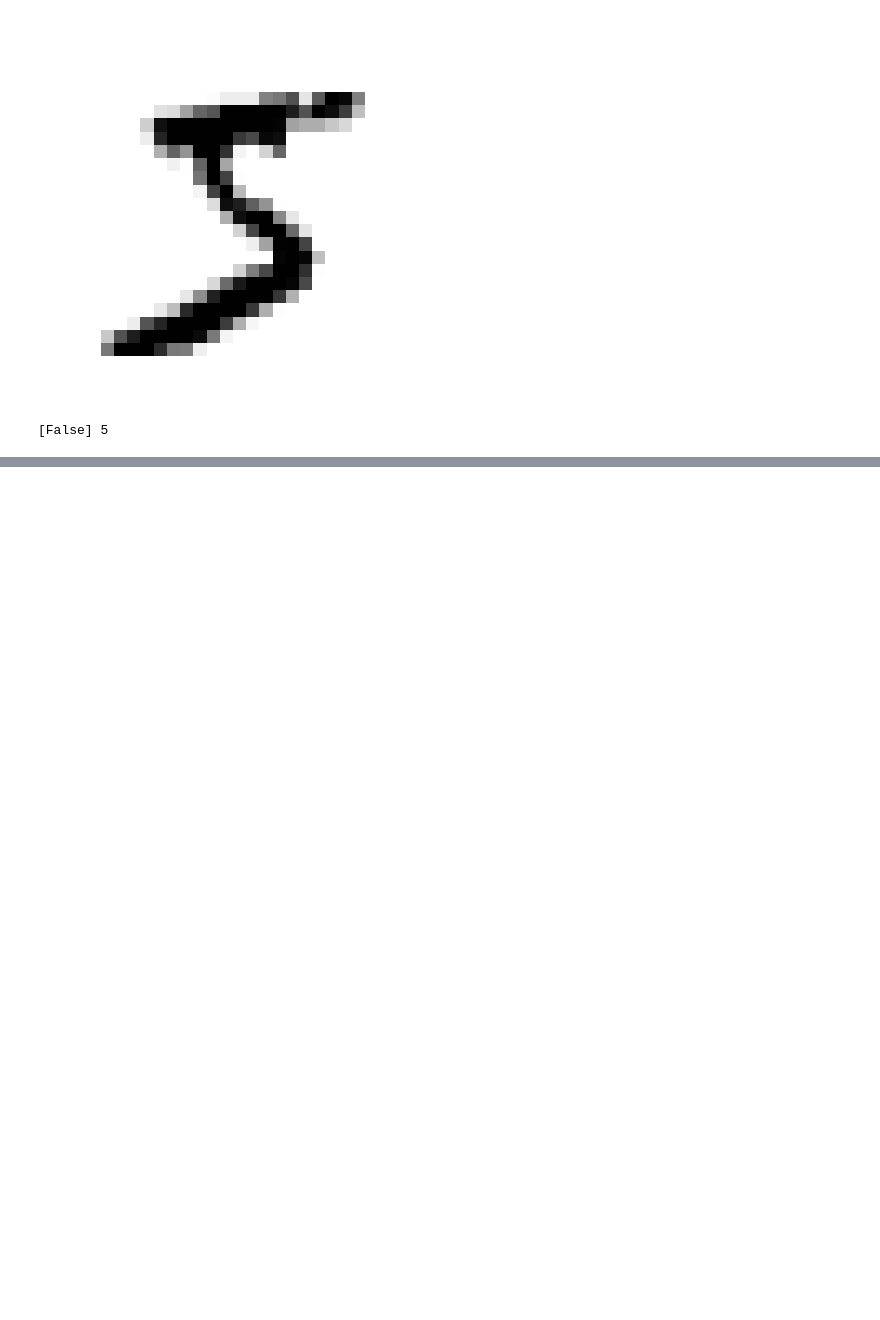
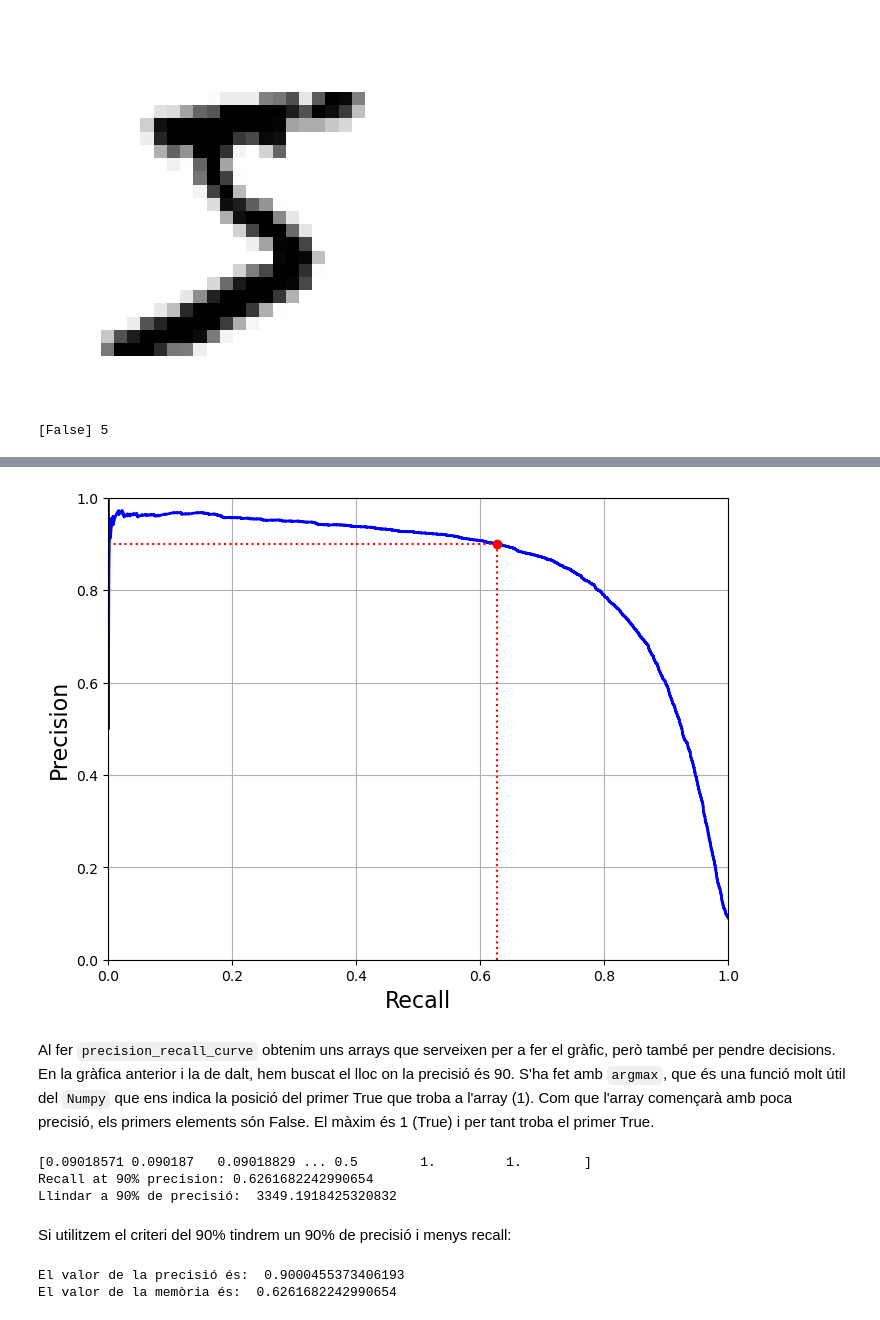
Before and after one commit to xxjcaxx/Disseny-i-avaluacio-de-models, a Jupyter notebook: apunts/documents/exemples/mnist.ipynb, the cells around one changed output, grey strips where cells are left out. Cells and saved outputs as stored; diff of their text form; code cells hidden in the pictures; blank space fills up the shorter version.

```diff
--- a/apunts/documents/exemples/mnist.ipynb
+++ b/apunts/documents/exemples/mnist.ipynb
@@ -161,0 +285,38 @@ KeyboardInterrupt:
+# %%
+def plot_precision_vs_recall(precisions, recalls):
+    plt.plot(recalls, precisions, "b-", linewidth=2)
+    plt.xlabel("Recall", fontsize=16)
+    plt.ylabel("Precision", fontsize=16)
+    plt.axis([0, 1, 0, 1])
+    plt.grid(True)
+
+plt.figure(figsize=(8, 6))
+plot_precision_vs_recall(precisions, recalls)
+plt.plot([recall_90_precision, recall_90_precision], [0., 0.9], "r:")
+plt.plot([0.0, recall_90_precision], [0.9, 0.9], "r:")
+plt.plot([recall_90_precision], [0.9], "ro")
+
+plt.show()
+# %% [output]
+[figure, added]
+# %% [markdown]
+Al fer `precision_recall_curve` obtenim uns arrays que serveixen per a fer el gràfic, però també per pendre decisions. En la gràfica anterior i la de dalt, hem buscat el lloc on la precisió és 90. S'ha fet amb `argmax`, que és una funció molt útil del `Numpy` que ens indica la posició del primer True que troba a l'array (1). Com que l'array començarà amb poca precisió, els primers elements són False. El màxim és 1 (True) i per tant troba el primer True.
+# %%
+print(precisions)
+print("Recall at 90% precision:", recall_90_precision)
+print('Llindar a 90% de precisió: ',threshold_90_precision)
+# %% [output]
+[0.09018571 0.090187   0.09018829 ... 0.5        1.         1.        ]
+Recall at 90% precision: 0.6261682242990654
+Llindar a 90% de precisió:  3349.1918425320832
+# %% [markdown]
+Si utilitzem el criteri del 90% tindrem un 90% de precisió i menys recall:
+# %%
+y_train_pred_90 = (y_scores >= threshold_90_precision)
+precision_90 = precision_score(y_train_5_cm, y_train_pred_90)
+recall_90 = recall_score(y_train_5_cm, y_train_pred_90)
+print('El valor de la precisió és: ',precision_90)
+print('El valor de la memòria és: ',recall_90)
+# %% [output]
+El valor de la precisió és:  0.9000455373406193
+El valor de la memòria és:  0.6261682242990654
```
Also changed, not shown: parts of 45 cells of this notebook, 1 other file.
